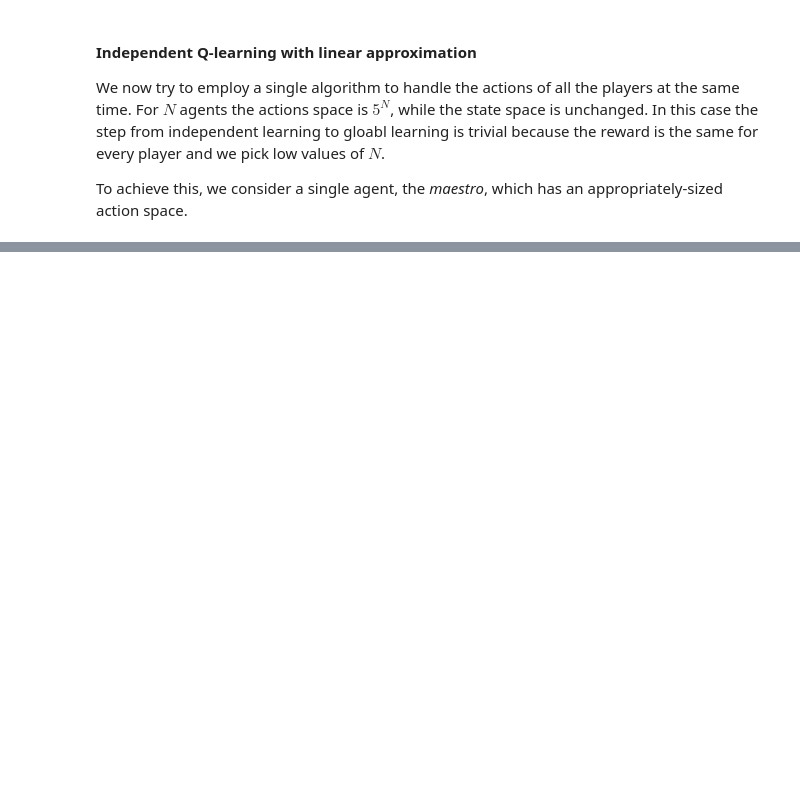
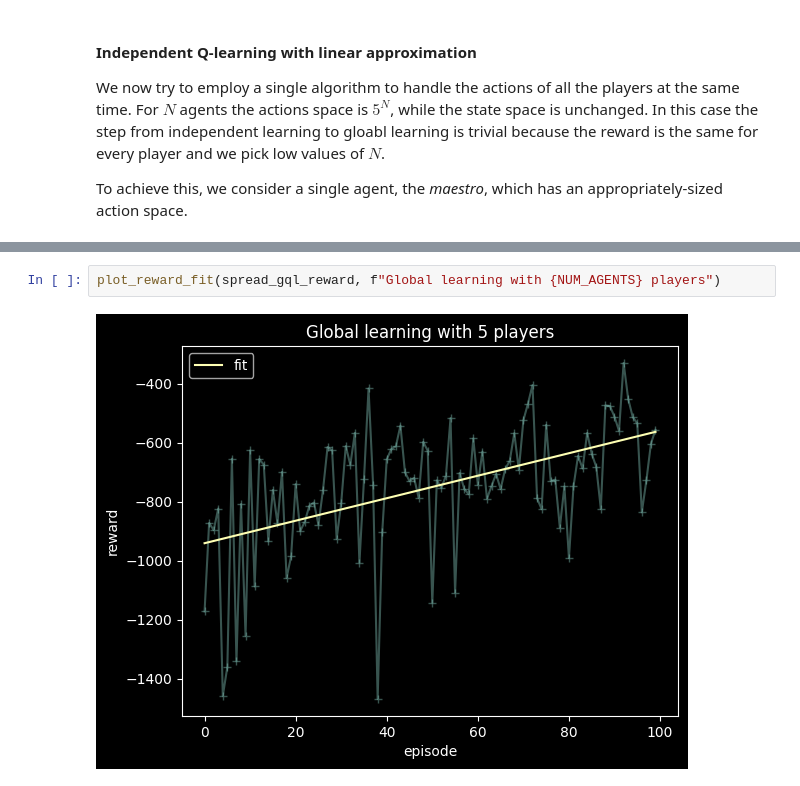
Before and after one commit to afflint/rlcoding, a Jupyter notebook: 2024-25/L7-multiagent-rl.ipynb, the cells around one changed output, grey strips where cells are left out. Drawn from its saved outputs; the diff is of its cells as text; blank space fills up the shorter version.

```diff
--- a/2024-25/L7-multiagent-rl.ipynb
+++ b/2024-25/L7-multiagent-rl.ipynb
@@ -335,0 +337,4 @@ spread_gql_reward = spread_gql(env)
+# %%
+plot_reward_fit(spread_gql_reward, f"Global learning with {NUM_AGENTS} players")
+# %% [output]
+[figure, added]
```
Also changed, not shown: parts of 15 cells of this notebook.
